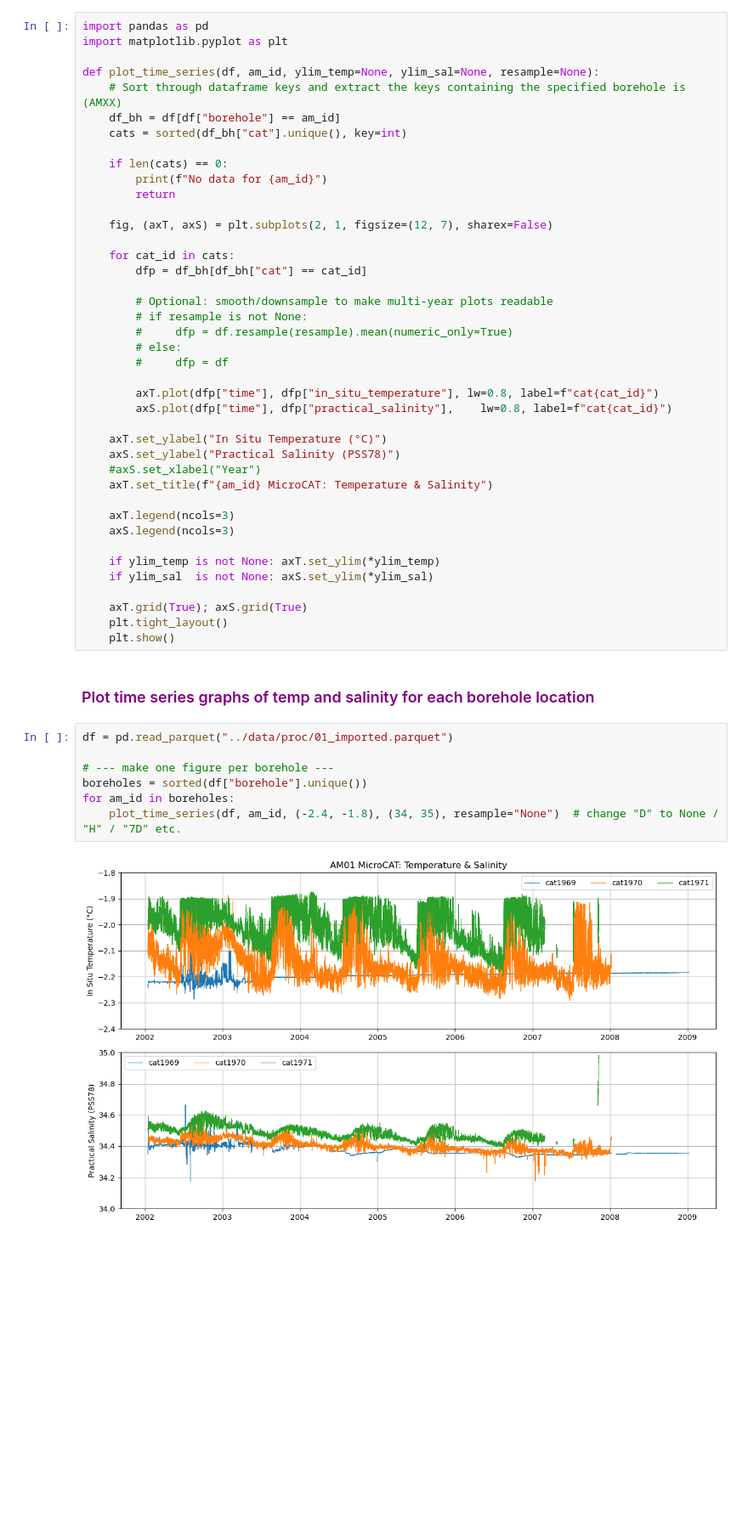
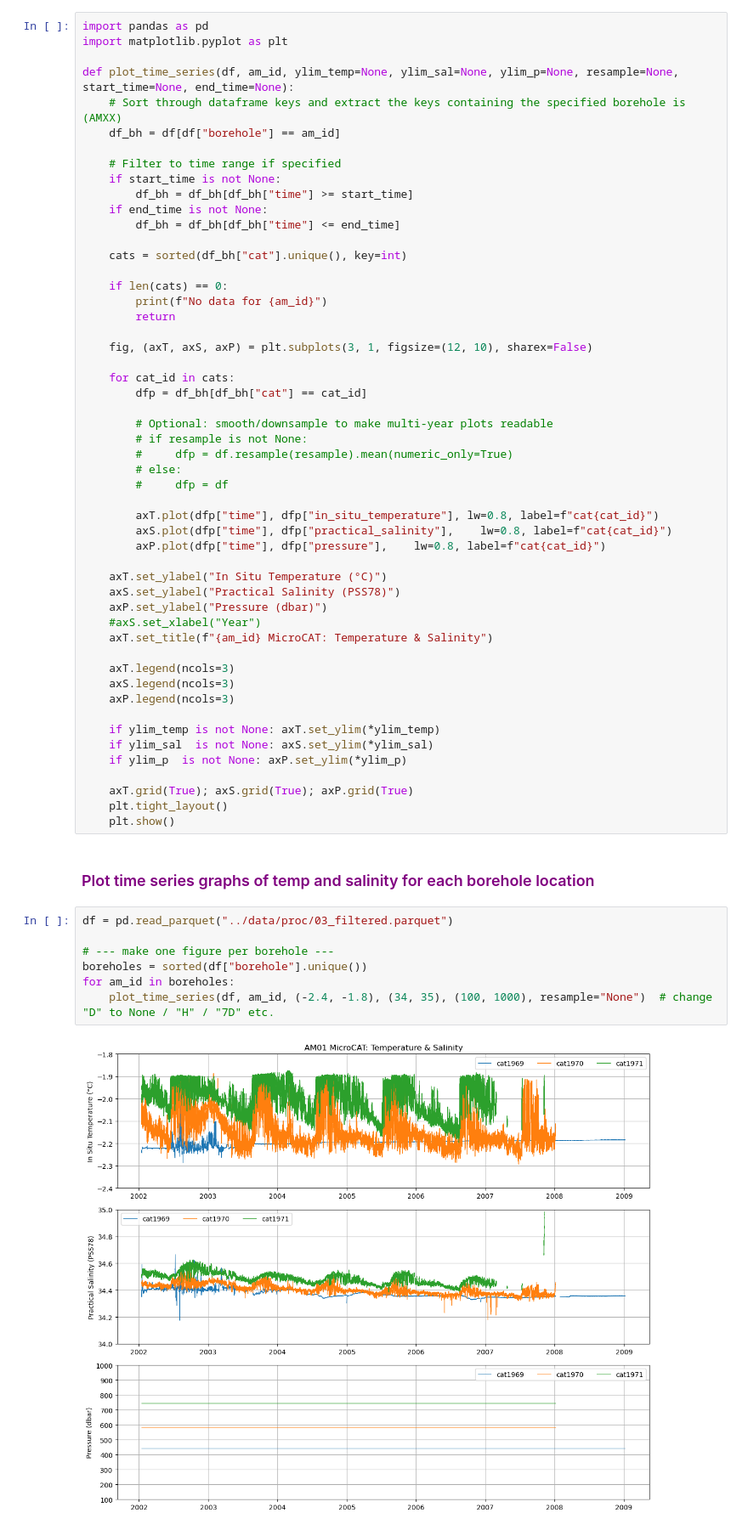
Before and after one commit to dohertyalexj/amery-amisor, a Jupyter notebook: notebooks/explore-TimeSeriesPlots.ipynb, the cells around one changed output. Shown at 85% size. Cells and saved outputs as stored; diff of their text form; blank space fills up the shorter version.

```diff
--- a/notebooks/explore-TimeSeriesPlots.ipynb
+++ b/notebooks/explore-TimeSeriesPlots.ipynb
@@ -6,16 +6,23 @@
 import pandas as pd
 import matplotlib.pyplot as plt
 
-def plot_time_series(df, am_id, ylim_temp=None, ylim_sal=None, resample=None):
+def plot_time_series(df, am_id, ylim_temp=None, ylim_sal=None, ylim_p=None, resample=None, start_time=None, end_time=None):
     # Sort through dataframe keys and extract the keys containing the specified borehole is (AMXX)
     df_bh = df[df["borehole"] == am_id]
+
+    # Filter to time range if specified
+    if start_time is not None:
+        df_bh = df_bh[df_bh["time"] >= start_time]
+    if end_time is not None:
+        df_bh = df_bh[df_bh["time"] <= end_time]
+
     cats = sorted(df_bh["cat"].unique(), key=int)
 
     if len(cats) == 0:
         print(f"No data for {am_id}")
         return
 
-    fig, (axT, axS) = plt.subplots(2, 1, figsize=(12, 7), sharex=False)
+    fig, (axT, axS, axP) = plt.subplots(3, 1, figsize=(12, 10), sharex=False)
 
     for cat_id in cats:
         dfp = df_bh[df_bh["cat"] == cat_id]
@@ -28,29 +35,33 @@ def plot_time_series(df, am_id, ylim_temp=None, ylim_sal=None, resample=None):
 
         axT.plot(dfp["time"], dfp["in_situ_temperature"], lw=0.8, label=f"cat{cat_id}")
         axS.plot(dfp["time"], dfp["practical_salinity"],    lw=0.8, label=f"cat{cat_id}")
+        axP.plot(dfp["time"], dfp["pressure"],    lw=0.8, label=f"cat{cat_id}")
 
     axT.set_ylabel("In Situ Temperature (°C)")
     axS.set_ylabel("Practical Salinity (PSS78)")
+    axP.set_ylabel("Pressure (dbar)")
     #axS.set_xlabel("Year")
     axT.set_title(f"{am_id} MicroCAT: Temperature & Salinity")
 
     axT.legend(ncols=3)
     axS.legend(ncols=3)
+    axP.legend(ncols=3)
 
     if ylim_temp is not None: axT.set_ylim(*ylim_temp)
     if ylim_sal  is not None: axS.set_ylim(*ylim_sal)
+    if ylim_p  is not None: axP.set_ylim(*ylim_p)
 
-    axT.grid(True); axS.grid(True)
+    axT.grid(True); axS.grid(True); axP.grid(True)
     plt.tight_layout()
     plt.show()
 # %% [markdown]
 ### <span style="color:purple"> Plot time series graphs of temp and salinity for each borehole location </span>
 # %%
-df = pd.read_parquet("../data/proc/01_imported.parquet")
+df = pd.read_parquet("../data/proc/03_filtered.parquet")
 
 # --- make one figure per borehole ---
 boreholes = sorted(df["borehole"].unique())
 for am_id in boreholes:
-    plot_time_series(df, am_id, (-2.4, -1.8), (34, 35), resample="None")  # change "D" to None / "H" / "7D" etc.
+    plot_time_series(df, am_id, (-2.4, -1.8), (34, 35), (100, 1000), resample="None")  # change "D" to None / "H" / "7D" etc.
 # %% [output]
-[figure, old version]
+[figure, new version]
```
Also changed, not shown: parts of 5 cells of this notebook, 2 other files.
